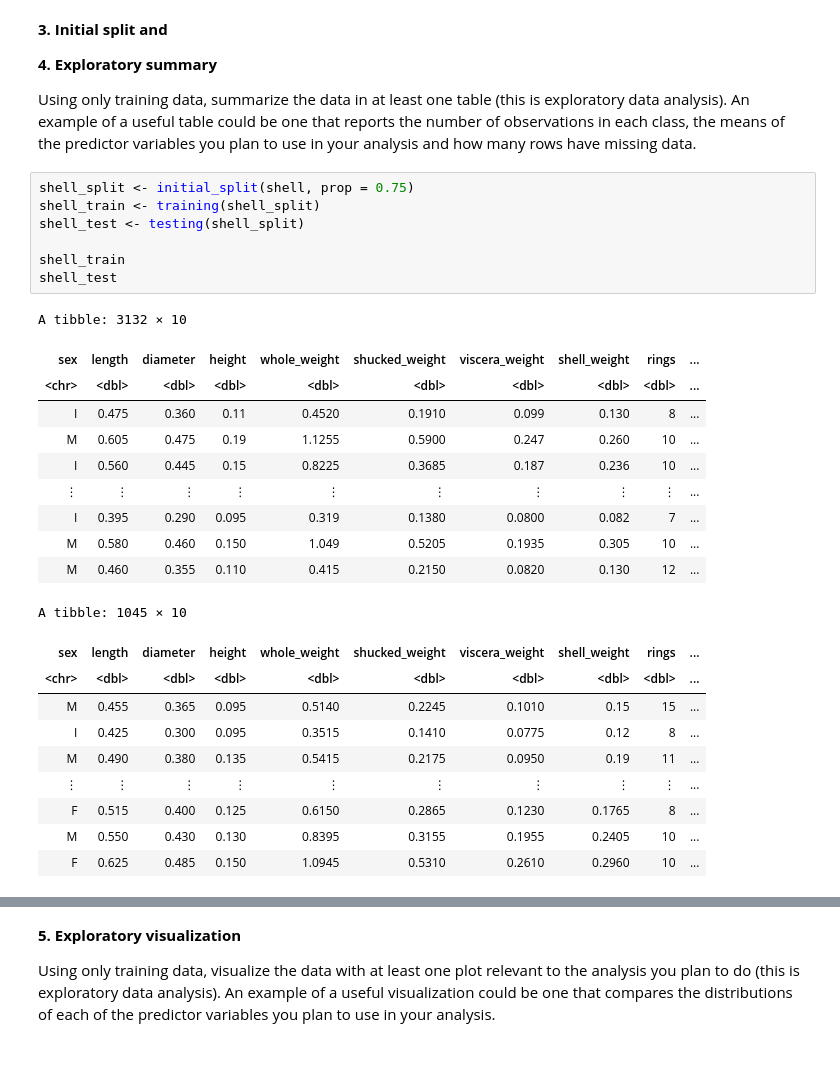
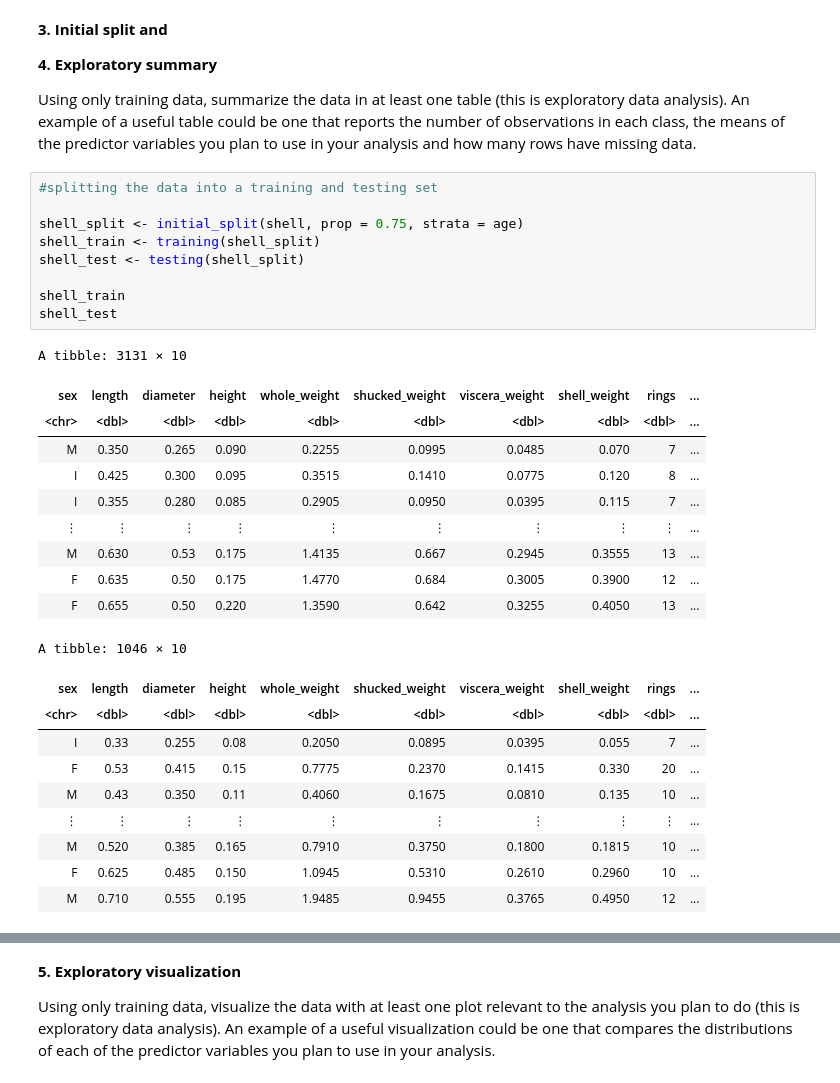
Before and after one commit to laurelyne/group_28_project, a Jupyter notebook: proposal new version.ipynb, the cells around one changed output, grey strips where cells are left out. Drawn from its saved outputs; the diff is of its cells as text.

```diff
--- a/proposal new version.ipynb
+++ b/proposal new version.ipynb
@@ -106,31 +108,33 @@ A tibble: 4177 × 10
 
 Using only training data, summarize the data in at least one table (this is exploratory data analysis). An example of a useful table could be one that reports the number of observations in each class, the means of the predictor variables you plan to use in your analysis and how many rows have missing data.
 # %%
-shell_split <- initial_split(shell, prop = 0.75)
+#splitting the data into a training and testing set
+
+shell_split <- initial_split(shell, prop = 0.75, strata = age)
 shell_train <- training(shell_split)
 shell_test <- testing(shell_split)
 
 shell_train
 shell_test
 # %% [output]
-A tibble: 3132 × 10
+A tibble: 3131 × 10
 | sex | length | diameter | height | whole_weight | shucked_weight | viscera_weight | shell_weight | rings | ... |
 | <chr> | <dbl> | <dbl> | <dbl> | <dbl> | <dbl> | <dbl> | <dbl> | <dbl> | ... |
-| I | 0.475 | 0.360 | 0.11 | 0.4520 | 0.1910 | 0.099 | 0.130 | 8 | ... |
-| M | 0.605 | 0.475 | 0.19 | 1.1255 | 0.5900 | 0.247 | 0.260 | 10 | ... |
-| I | 0.560 | 0.445 | 0.15 | 0.8225 | 0.3685 | 0.187 | 0.236 | 10 | ... |
+| M | 0.350 | 0.265 | 0.090 | 0.2255 | 0.0995 | 0.0485 | 0.070 | 7 | ... |
+| I | 0.425 | 0.300 | 0.095 | 0.3515 | 0.1410 | 0.0775 | 0.120 | 8 | ... |
+| I | 0.355 | 0.280 | 0.085 | 0.2905 | 0.0950 | 0.0395 | 0.115 | 7 | ... |
 | ⋮ | ⋮ | ⋮ | ⋮ | ⋮ | ⋮ | ⋮ | ⋮ | ⋮ | ... |
-| I | 0.395 | 0.290 | 0.095 | 0.319 | 0.1380 | 0.0800 | 0.082 | 7 | ... |
-| M | 0.580 | 0.460 | 0.150 | 1.049 | 0.5205 | 0.1935 | 0.305 | 10 | ... |
-| M | 0.460 | 0.355 | 0.110 | 0.415 | 0.2150 | 0.0820 | 0.130 | 12 | ... |
+| M | 0.630 | 0.53 | 0.175 | 1.4135 | 0.667 | 0.2945 | 0.3555 | 13 | ... |
+| F | 0.635 | 0.50 | 0.175 | 1.4770 | 0.684 | 0.3005 | 0.3900 | 12 | ... |
+| F | 0.655 | 0.50 | 0.220 | 1.3590 | 0.642 | 0.3255 | 0.4050 | 13 | ... |
-A tibble: 1045 × 10
+A tibble: 1046 × 10
 | sex | length | diameter | height | whole_weight | shucked_weight | viscera_weight | shell_weight | rings | ... |
 | <chr> | <dbl> | <dbl> | <dbl> | <dbl> | <dbl> | <dbl> | <dbl> | <dbl> | ... |
-| M | 0.455 | 0.365 | 0.095 | 0.5140 | 0.2245 | 0.1010 | 0.15 | 15 | ... |
-| I | 0.425 | 0.300 | 0.095 | 0.3515 | 0.1410 | 0.0775 | 0.12 | 8 | ... |
-| M | 0.490 | 0.380 | 0.135 | 0.5415 | 0.2175 | 0.0950 | 0.19 | 11 | ... |
+| I | 0.33 | 0.255 | 0.08 | 0.2050 | 0.0895 | 0.0395 | 0.055 | 7 | ... |
+| F | 0.53 | 0.415 | 0.15 | 0.7775 | 0.2370 | 0.1415 | 0.330 | 20 | ... |
+| M | 0.43 | 0.350 | 0.11 | 0.4060 | 0.1675 | 0.0810 | 0.135 | 10 | ... |
 | ⋮ | ⋮ | ⋮ | ⋮ | ⋮ | ⋮ | ⋮ | ⋮ | ⋮ | ... |
-| F | 0.515 | 0.400 | 0.125 | 0.6150 | 0.2865 | 0.1230 | 0.1765 | 8 | ... |
-| M | 0.550 | 0.430 | 0.130 | 0.8395 | 0.3155 | 0.1955 | 0.2405 | 10 | ... |
+| M | 0.520 | 0.385 | 0.165 | 0.7910 | 0.3750 | 0.1800 | 0.1815 | 10 | ... |
 | F | 0.625 | 0.485 | 0.150 | 1.0945 | 0.5310 | 0.2610 | 0.2960 | 10 | ... |
+| M | 0.710 | 0.555 | 0.195 | 1.9485 | 0.9455 | 0.3765 | 0.4950 | 12 | ... |
 # %%
```
Also changed, not shown: parts of 17 cells of this notebook.
